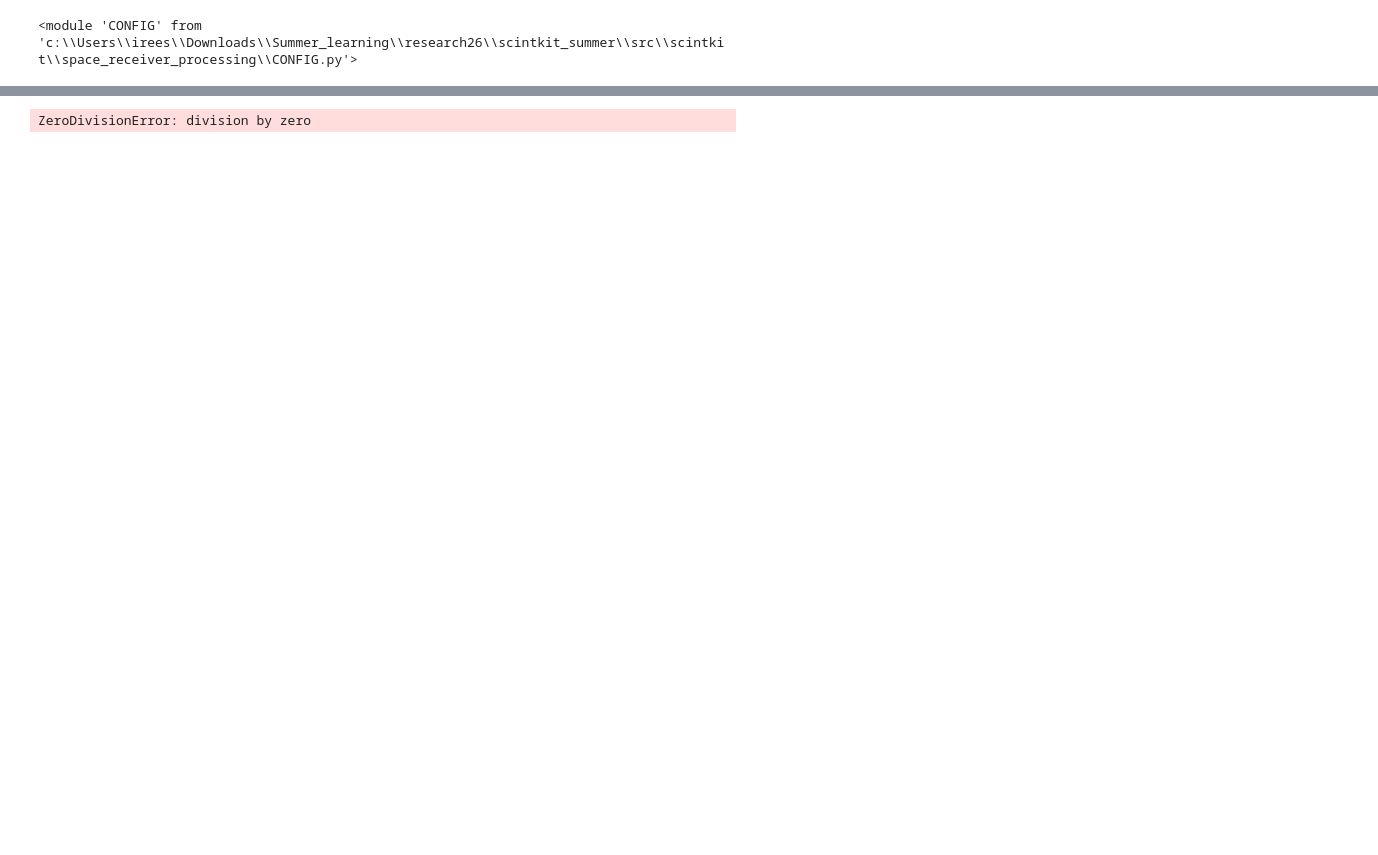
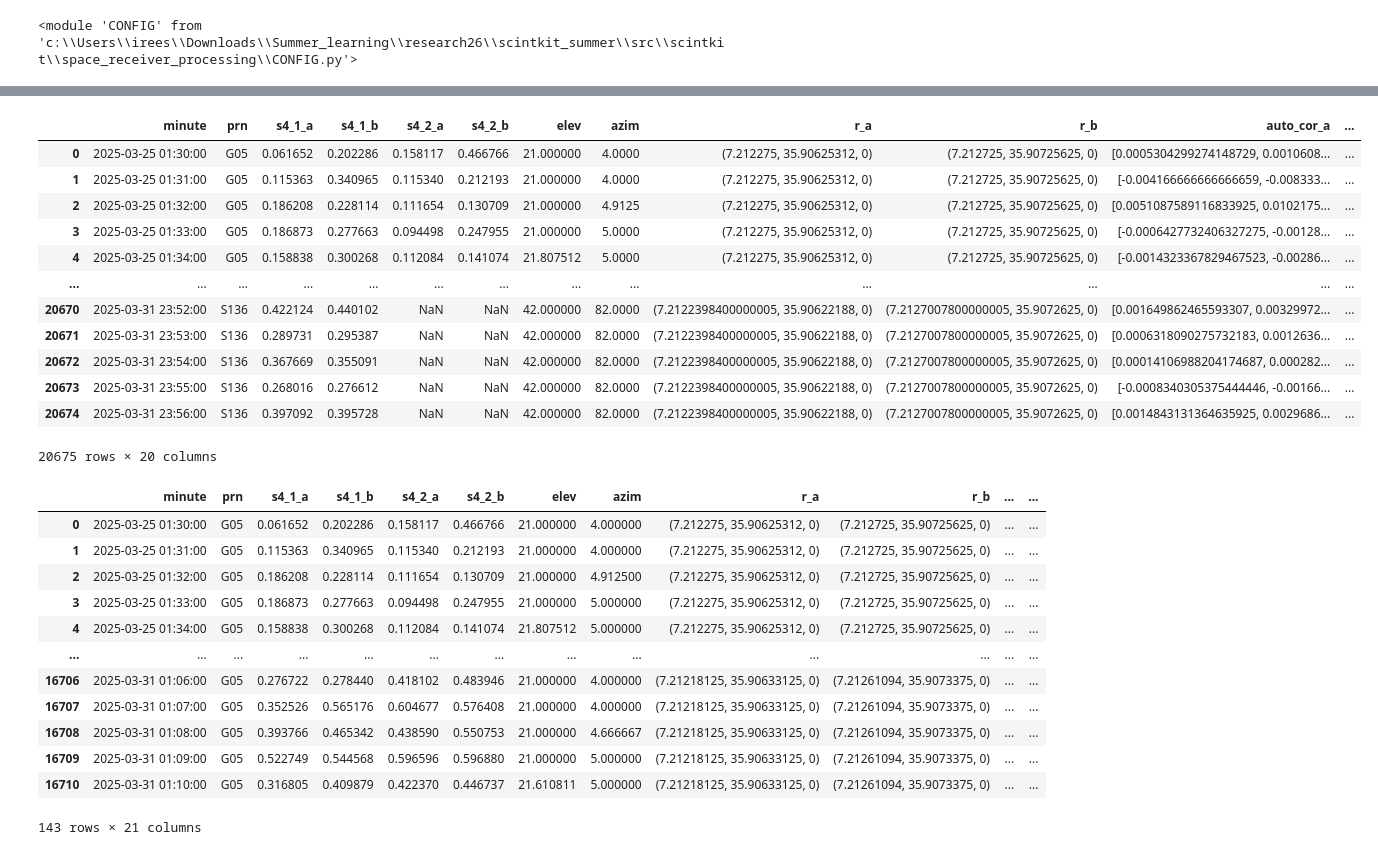
Before and after one commit to reeshabanumula/scintkit_summer, a Jupyter notebook: src/scintkit/space_receiver_processing/zBaseline.ipynb, the cells around one changed output, grey strips where cells are left out. Saved outputs shown, nothing was run; the diff lists cells and outputs as text; code cells hidden in the pictures; blank space fills up the shorter version.

```diff
--- a/src/scintkit/space_receiver_processing/zBaseline.ipynb
+++ b/src/scintkit/space_receiver_processing/zBaseline.ipynb
@@ -244,13 +244,38 @@ Total Time: 2045.346 seconds
 # %%
-1/0
+
 
 display(cross_cor)
 
 cross_cor['velocity (km/s)'] = cross_cor['distance (km)']/cross_cor['time_delay']
 sat = cross_cor[cross_cor['prn'] == 'G05']
 display(sat)
 # %% [output]
+|  | minute | prn | s4_1_a | s4_1_b | s4_2_a | s4_2_b | elev | azim | r_a | r_b | auto_cor_a | ... |
+| 0 | 2025-03-25 01:30:00 | G05 | 0.061652 | 0.202286 | 0.158117 | 0.466766 | 21.000000 | 4.0000 | (7.212275, 35.90625312, 0) | (7.212725, 35.90725625, 0) | [0.0005304299274148729, 0.0010608... | ... |
+| 1 | 2025-03-25 01:31:00 | G05 | 0.115363 | 0.340965 | 0.115340 | 0.212193 | 21.000000 | 4.0000 | (7.212275, 35.90625312, 0) | (7.212725, 35.90725625, 0) | [-0.004166666666666659, -0.008333... | ... |
+| 2 | 2025-03-25 01:32:00 | G05 | 0.186208 | 0.228114 | 0.111654 | 0.130709 | 21.000000 | 4.9125 | (7.212275, 35.90625312, 0) | (7.212725, 35.90725625, 0) | [0.0051087589116833925, 0.0102175... | ... |
+| 3 | 2025-03-25 01:33:00 | G05 | 0.186873 | 0.277663 | 0.094498 | 0.247955 | 21.000000 | 5.0000 | (7.212275, 35.90625312, 0) | (7.212725, 35.90725625, 0) | [-0.0006427732406327275, -0.00128... | ... |
+| 4 | 2025-03-25 01:34:00 | G05 | 0.158838 | 0.300268 | 0.112084 | 0.141074 | 21.807512 | 5.0000 | (7.212275, 35.90625312, 0) | (7.212725, 35.90725625, 0) | [-0.0014323367829467523, -0.00286... | ... |
+| ... | ... | ... | ... | ... | ... | ... | ... | ... | ... | ... | ... | ... |
+| 20670 | 2025-03-31 23:52:00 | S136 | 0.422124 | 0.440102 | NaN | NaN | 42.000000 | 82.0000 | (7.2122398400000005, 35.90622188, 0) | (7.2127007800000005, 35.9072625, 0) | [0.001649862465593307, 0.00329972... | ... |
+| 20671 | 2025-03-31 23:53:00 | S136 | 0.289731 | 0.295387 | NaN | NaN | 42.000000 | 82.0000 | (7.2122398400000005, 35.90622188, 0) | (7.2127007800000005, 35.9072625, 0) | [0.0006318090275732183, 0.0012636... | ... |
+| 20672 | 2025-03-31 23:54:00 | S136 | 0.367669 | 0.355091 | NaN | NaN | 42.000000 | 82.0000 | (7.2122398400000005, 35.90622188, 0) | (7.2127007800000005, 35.9072625, 0) | [0.00014106988204174687, 0.000282... | ... |
+| 20673 | 2025-03-31 23:55:00 | S136 | 0.268016 | 0.276612 | NaN | NaN | 42.000000 | 82.0000 | (7.2122398400000005, 35.90622188, 0) | (7.2127007800000005, 35.9072625, 0) | [-0.0008340305375444446, -0.00166... | ... |
+| 20674 | 2025-03-31 23:56:00 | S136 | 0.397092 | 0.395728 | NaN | NaN | 42.000000 | 82.0000 | (7.2122398400000005, 35.90622188, 0) | (7.2127007800000005, 35.9072625, 0) | [0.0014843131364635925, 0.0029686... | ... |
-ZeroDivisionError: division by zero
+20675 rows × 20 columns
+|  | minute | prn | s4_1_a | s4_1_b | s4_2_a | s4_2_b | elev | azim | r_a | r_b | ... | ... |
+| 0 | 2025-03-25 01:30:00 | G05 | 0.061652 | 0.202286 | 0.158117 | 0.466766 | 21.000000 | 4.000000 | (7.212275, 35.90625312, 0) | (7.212725, 35.90725625, 0) | ... | ... |
+| 1 | 2025-03-25 01:31:00 | G05 | 0.115363 | 0.340965 | 0.115340 | 0.212193 | 21.000000 | 4.000000 | (7.212275, 35.90625312, 0) | (7.212725, 35.90725625, 0) | ... | ... |
+| 2 | 2025-03-25 01:32:00 | G05 | 0.186208 | 0.228114 | 0.111654 | 0.130709 | 21.000000 | 4.912500 | (7.212275, 35.90625312, 0) | (7.212725, 35.90725625, 0) | ... | ... |
+| 3 | 2025-03-25 01:33:00 | G05 | 0.186873 | 0.277663 | 0.094498 | 0.247955 | 21.000000 | 5.000000 | (7.212275, 35.90625312, 0) | (7.212725, 35.90725625, 0) | ... | ... |
+| 4 | 2025-03-25 01:34:00 | G05 | 0.158838 | 0.300268 | 0.112084 | 0.141074 | 21.807512 | 5.000000 | (7.212275, 35.90625312, 0) | (7.212725, 35.90725625, 0) | ... | ... |
+| ... | ... | ... | ... | ... | ... | ... | ... | ... | ... | ... | ... | ... |
+| 16706 | 2025-03-31 01:06:00 | G05 | 0.276722 | 0.278440 | 0.418102 | 0.483946 | 21.000000 | 4.000000 | (7.21218125, 35.90633125, 0) | (7.21261094, 35.9073375, 0) | ... | ... |
+| 16707 | 2025-03-31 01:07:00 | G05 | 0.352526 | 0.565176 | 0.604677 | 0.576408 | 21.000000 | 4.000000 | (7.21218125, 35.90633125, 0) | (7.21261094, 35.9073375, 0) | ... | ... |
+| 16708 | 2025-03-31 01:08:00 | G05 | 0.393766 | 0.465342 | 0.438590 | 0.550753 | 21.000000 | 4.666667 | (7.21218125, 35.90633125, 0) | (7.21261094, 35.9073375, 0) | ... | ... |
+| 16709 | 2025-03-31 01:09:00 | G05 | 0.522749 | 0.544568 | 0.596596 | 0.596880 | 21.000000 | 5.000000 | (7.21218125, 35.90633125, 0) | (7.21261094, 35.9073375, 0) | ... | ... |
+| 16710 | 2025-03-31 01:10:00 | G05 | 0.316805 | 0.409879 | 0.422370 | 0.446737 | 21.610811 | 5.000000 | (7.21218125, 35.90633125, 0) | (7.21261094, 35.9073375, 0) | ... | ... |
+143 rows × 21 columns
 # %%
 1/0
 
```
Also changed, not shown: parts of 3 cells of this notebook, 11 other files.
